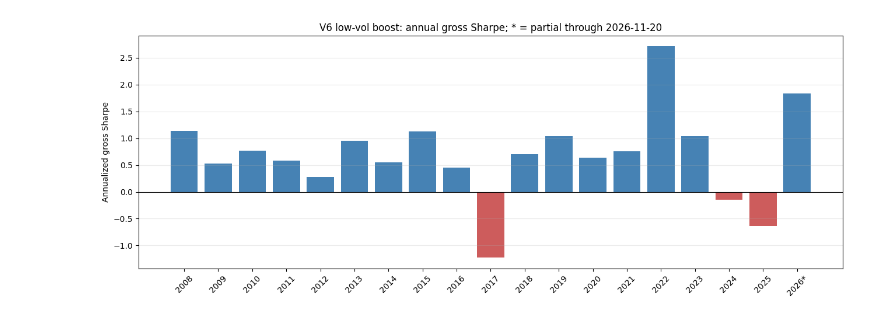
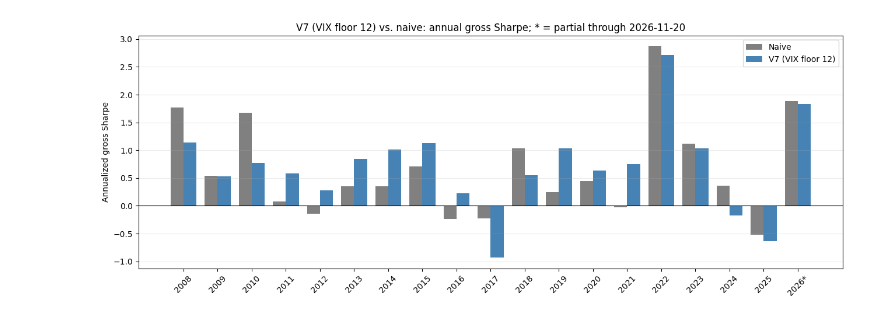
Before and after one commit to StormBringer06/AlphaFund, a Jupyter notebook: analyse.ipynb, the cells around one changed output. Drawn from its saved outputs; the diff is of its cells as text; code cells hidden in the pictures.

Commit message:
v7 model

```diff
--- a/analyse.ipynb
+++ b/analyse.ipynb
@@ -115,69 +148,86 @@ These charts use the consistent V6 low-vol-boost configuration with year-specifi
 # %%
-from pathlib import Path
-
-import numpy as np
-import pandas as pd
 import matplotlib.pyplot as plt
 
-RESULTS_DIR = Path("backtest_results")
-CHART_DIR = RESULTS_DIR / "v6_annual_sharpe_charts"
+CHART_DIR = RESULTS_DIR / "latest_vs_naive_2008_2026"
 CHART_DIR.mkdir(parents=True, exist_ok=True)
-V6_ANNUAL_FILES = [
-    RESULTS_DIR / "v6_low_vol_boost_gamma_1_2008_2017" / "daily_results_gross.csv",
-    RESULTS_DIR / "v6_holdout_low_vol_boost_gamma_1_frozen_v5_exits_2018_2026" / "daily_results_gross.csv",
-]
-v6_daily = pd.concat(
-    [pd.read_csv(path, parse_dates=["date"], low_memory=False) for path in V6_ANNUAL_FILES],
-    ignore_index=True,
-)
-portfolio_returns_by_date = v6_daily.groupby("date")["strategy_return"].mean().sort_index()
+
 vix_close = pd.read_csv(
     Path("data") / "universe_closes.csv",
     usecols=["date", "^VIX"],
     parse_dates=["date"],
 ).set_index("date")["^VIX"]
-annual_daily = pd.DataFrame({
-    "gross_return": portfolio_returns_by_date,
-    "vix_close": vix_close.reindex(portfolio_returns_by_date.index),
-})
-if annual_daily["vix_close"].isna().any():
-    raise ValueError("VIX closes are missing for some portfolio dates.")
 
-year_groups = annual_daily.groupby(annual_daily.index.year)
-annual_stats = year_groups.agg(average_vix=("vix_close", "mean"))
-annual_stats["gross_sharpe"] = year_groups["gross_return"].apply(
-    lambda returns: returns.mean() / returns.std(ddof=1) * np.sqrt(252)
-    if returns.std(ddof=1) > 0 else np.nan
-)
+gross_returns = {
+    model: daily.groupby("date")["strategy_return"].mean().sort_index()
+    for model, daily in daily_by_scenario["Gross"].items()
+}
+all_dates = gross_returns["V7 (VIX floor 12)"].index
+annual_stats = pd.DataFrame({"average_vix": vix_close.reindex(all_dates).groupby(all_dates.year).mean()})
+if annual_stats["average_vix"].isna().any():
+    raise ValueError("VIX closes are missing for some portfolio years.")
+for model, returns in gross_returns.items():
+    annual_sharpe = returns.groupby(returns.index.year).apply(
+        lambda values: values.mean() / values.std(ddof=1) * np.sqrt(252)
+        if values.std(ddof=1) > 0 else np.nan
+    )
+    annual_stats[f"{model} Sharpe"] = annual_sharpe
 annual_stats.index.name = "year"
 display(annual_stats.round(3))
 
-last_date = annual_daily.index.max()
+last_date = max(returns.index.max() for returns in gross_returns.values())
 last_year = int(annual_stats.index.max())
-year_labels = [f"{year}{'*' if year == last_year and last_date.month < 12 else ''}" for year in annual_stats.index]
 partial_note = f"; * = partial through {last_date:%Y-%m-%d}" if last_date.month < 12 else ""
+year_labels = [
+    f"{year}{'*' if year == last_year and last_date.month < 12 else ''}"
+    for year in annual_stats.index
+]
 
 fig, ax = plt.subplots(figsize=(13, 5))
-bar_colors = np.where(annual_stats["gross_sharpe"] >= 0, "steelblue", "indianred")
-ax.bar(annual_stats.index, annual_stats["gross_sharpe"], color=bar_colors)
+years = np.arange(len(annual_stats))
+width = 0.38
+ax.bar(years - width / 2, annual_stats["Naive Sharpe"], width, label="Naive", color="gray")
+ax.bar(
+    years + width / 2,
+    annual_stats["V7 (VIX floor 12) Sharpe"],
+    width,
+    label="V7 (VIX floor 12)",
+    color="steelblue",
+)
 ax.axhline(0, color="black", linewidth=0.8)
-ax.set_xticks(annual_stats.index, year_labels, rotation=45)
+ax.set_xticks(years, year_labels, rotation=45)
 ax.set_ylabel("Annualized gross Sharpe")
-ax.set_title(f"V6 low-vol boost: annual gross Sharpe{partial_note}")
+ax.set_title(f"V7 (VIX floor 12) vs. naive: annual gross Sharpe{partial_note}")
+ax.legend()
 ax.grid(axis="y", alpha=0.25)
 fig.tight_layout()
 fig.savefig(CHART_DIR / "annual_gross_sharpe.png", dpi=160, bbox_inches="tight")
 plt.show()
 
-correlation = annual_stats["average_vix"].corr(annual_stats["gross_sharpe"])
 fig, ax = plt.subplots(figsize=(9, 6))
-ax.scatter(annual_stats["average_vix"], annual_stats["gross_sharpe"], color="steelblue")
-for year, row in annual_stats.iterrows():
-    label = f"{year}{'*' if year == last_year and last_date.month < 12 else ''}"
-    ax.annotate(label, (row["average_vix"], row["gross_sharpe"]), xytext=(4, 4), textcoords="offset points")
+colors = {"Naive": "gray", "V7 (VIX floor 12)": "steelblue"}
+for model in gross_returns:
+    column = f"{model} Sharpe"
+    correlation = annual_stats["average_vix"].corr(annual_stats[column])
+    ax.scatter(
+        annual_stats["average_vix"],
+        annual_stats[column],
+        label=f"{model} (r={correlation:.2f})",
+        color=colors[model],
+    )
+    if model == "V7 (VIX floor 12)":
+        for year, row in annual_stats.iterrows():
+            suffix = "*" if year == last_year and last_date.month < 12 else ""
+            ax.annotate(
+                f"{year}{suffix}",
+                (row["average_vix"], row[column]),
+                xytext=(4, 4),
+                textcoords="offset points",
+                fontsize=8,
+            )
 ax.set_xlabel("Average VIX close (points)")
 ax.set_ylabel("Annualized gross Sharpe")
-ax.set_title(f"Annual gross Sharpe vs. average VIX (Pearson r = {correlation:.2f}){partial_note}")
+ax.set_title(f"Annual gross Sharpe vs. average VIX{partial_note}")
+ax.legend()
 ax.grid(alpha=0.25)
 fig.tight_layout()
 fig.savefig(CHART_DIR / "sharpe_vs_average_vix.png", dpi=160, bbox_inches="tight")
@@ -204 +254 @@ plt.show()
-[figure, old version]
+[figure, new version]
```
Also changed, not shown: parts of 5 cells of this notebook, 4 other files.
